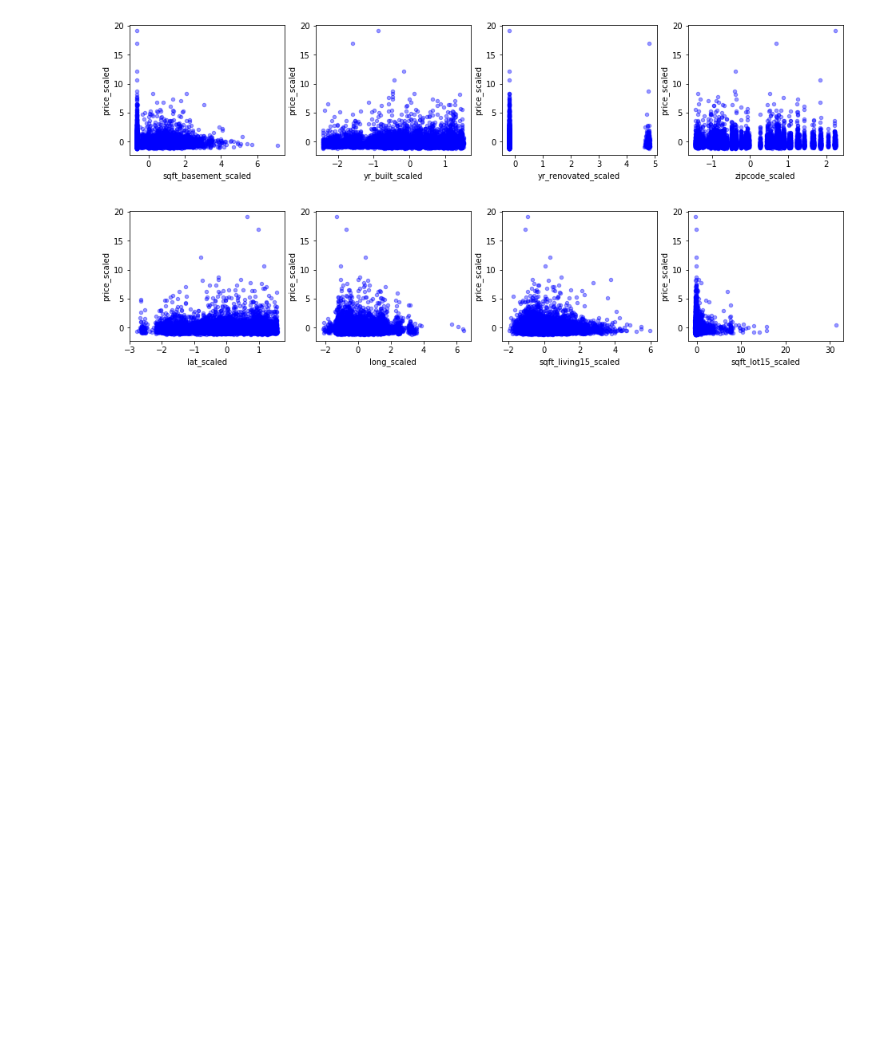
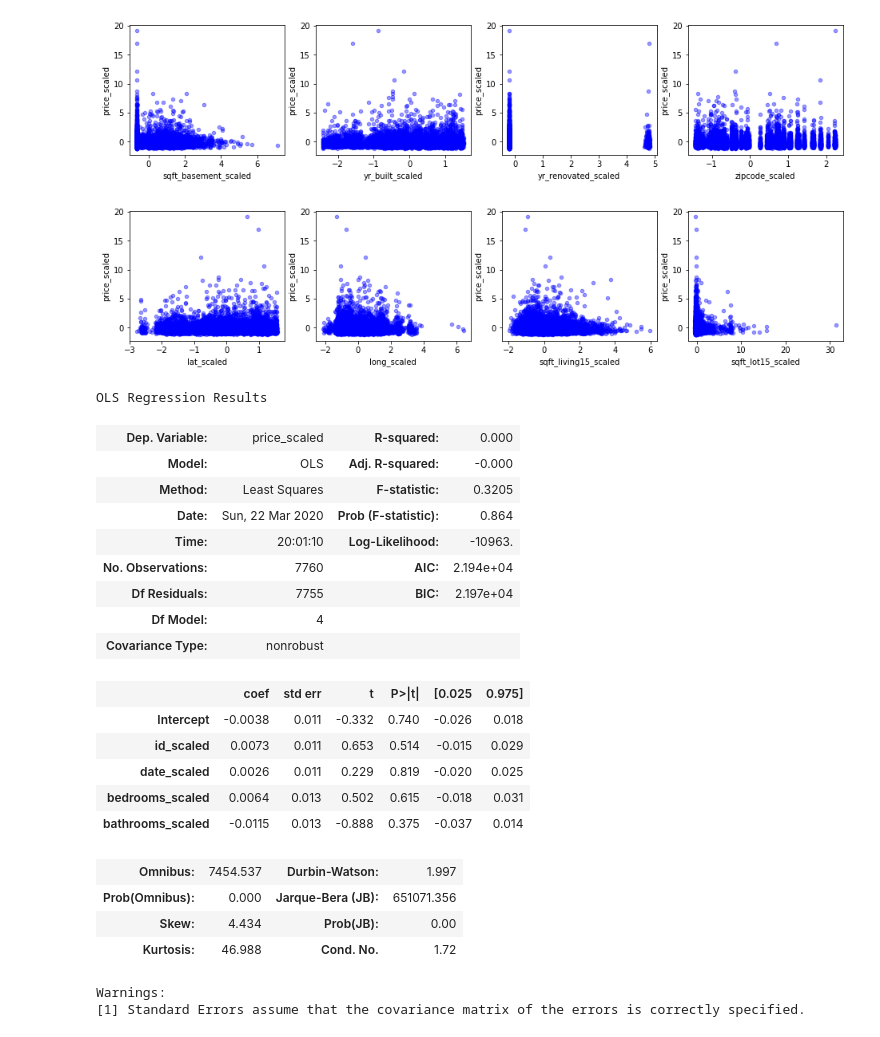
Before and after one commit to OsterMendel/nyc-mhtn-ds-021720, a Jupyter notebook: week_5/regression_lab/Bake-Off.ipynb, the cells around one changed output. Drawn from its saved outputs; the diff is of its cells as text; code cells hidden in the pictures; blank space fills up the shorter version.

```diff
--- a/week_5/regression_lab/Bake-Off.ipynb
+++ b/week_5/regression_lab/Bake-Off.ipynb
@@ -286,3 +289,28 @@ for xcol, ax in zip(list(scaled_features)[16:20], axes):
     pd.concat([scaled_features,scaled_control],axis=1).plot(kind='scatter', x=xcol, y='price_scaled', ax=ax, alpha=0.4, color='b')
 # %% [output]
 [figure]
+# %%
+ols('price_scaled~id_scaled+date_scaled+bedrooms_scaled+bathrooms_scaled',pd.concat([scaled_features,scaled_control],axis=1)).fit().summary()
+# %% [output]
+OLS Regression Results
+| Dep. Variable: | price_scaled | R-squared: | 0.000 |
+| Model: | OLS | Adj. R-squared: | -0.000 |
+| Method: | Least Squares | F-statistic: | 0.3205 |
+| Date: | Sun, 22 Mar 2020 | Prob (F-statistic): | 0.864 |
+| Time: | 20:01:10 | Log-Likelihood: | -10963. |
+| No. Observations: | 7760 | AIC: | 2.194e+04 |
+| Df Residuals: | 7755 | BIC: | 2.197e+04 |
+| Df Model: | 4 |  |  |
+| Covariance Type: | nonrobust |  |  |
+|  | coef | std err | t | P>|t| | [0.025 | 0.975] |
+| Intercept | -0.0038 | 0.011 | -0.332 | 0.740 | -0.026 | 0.018 |
+| id_scaled | 0.0073 | 0.011 | 0.653 | 0.514 | -0.015 | 0.029 |
+| date_scaled | 0.0026 | 0.011 | 0.229 | 0.819 | -0.020 | 0.025 |
+| bedrooms_scaled | 0.0064 | 0.013 | 0.502 | 0.615 | -0.018 | 0.031 |
+| bathrooms_scaled | -0.0115 | 0.013 | -0.888 | 0.375 | -0.037 | 0.014 |
+| Omnibus: | 7454.537 | Durbin-Watson: | 1.997 |
+| Prob(Omnibus): | 0.000 | Jarque-Bera (JB): | 651071.356 |
+| Skew: | 4.434 | Prob(JB): | 0.00 |
+| Kurtosis: | 46.988 | Cond. No. | 1.72 |
+Warnings:
+[1] Standard Errors assume that the covariance matrix of the errors is correctly specified.
```
Also changed, not shown: parts of 15 cells of this notebook.
